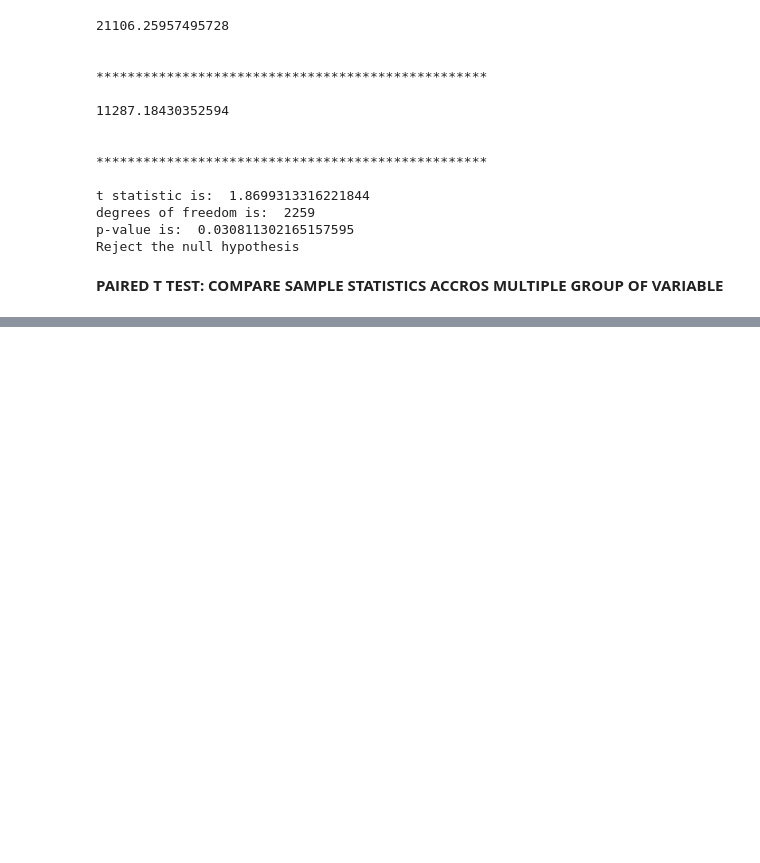
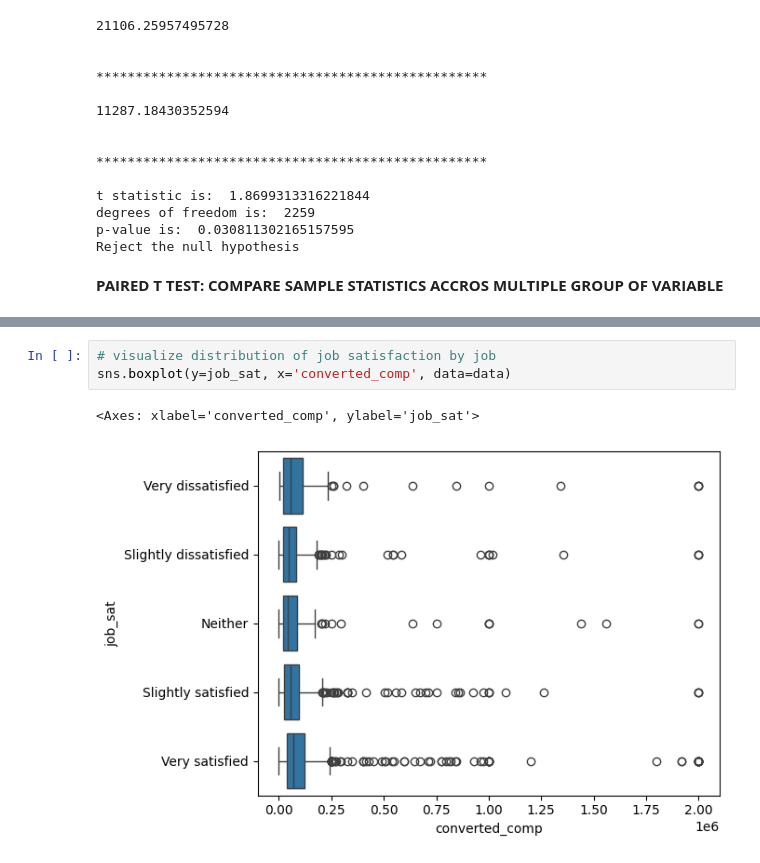
Before and after one commit to f2alab/datacamptraining, a Jupyter notebook: hypothesis_testing.ipynb, the cells around one changed output, grey strips where cells are left out. Saved outputs shown, nothing was run; the diff lists cells and outputs as text; blank space fills up the shorter version.

```diff
--- a/hypothesis_testing.ipynb
+++ b/hypothesis_testing.ipynb
@@ -207,0 +376,6 @@ print(dem_12_16.head())
+# %%
+# visualize distribution of job satisfaction by job
+sns.boxplot(y=job_sat, x='converted_comp', data=data)
+# %% [output]
+<Axes: xlabel='converted_comp', ylabel='job_sat'>
+[figure, added]
```
Also changed, not shown: parts of 25 cells of this notebook, 3 other files.
